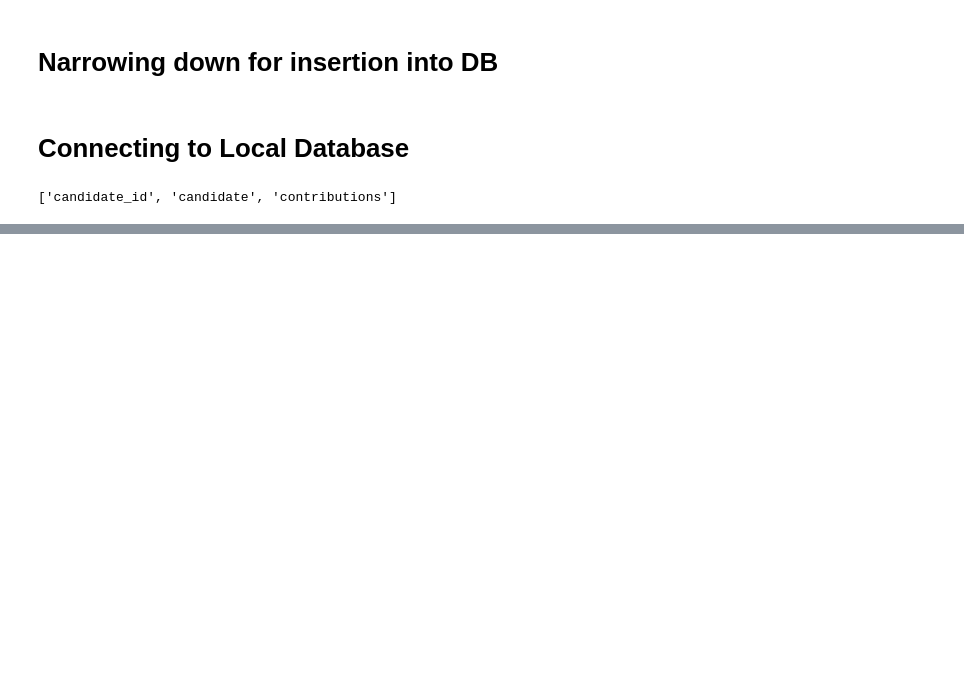
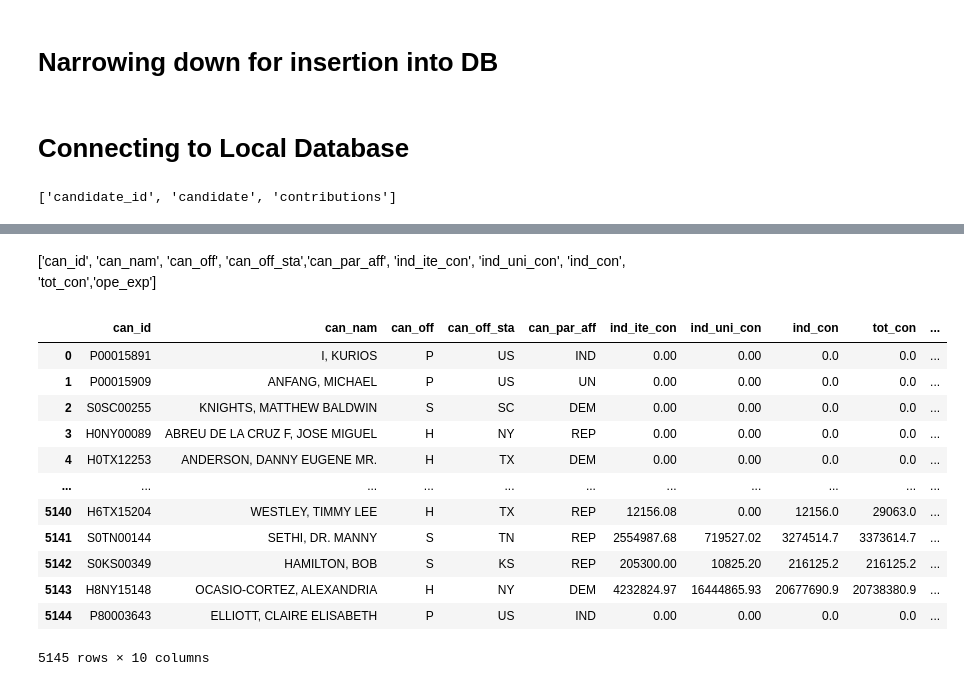
Before and after one commit to tylerhill122/Campaign-Finance, a Jupyter notebook: main.ipynb, the cells around one changed output, grey strips where cells are left out. Cells and saved outputs as stored; diff of their text form; code cells hidden in the pictures; blank space fills up the shorter version.

```diff
--- a/main.ipynb
+++ b/main.ipynb
@@ -188,0 +198,4 @@ pd.read_sql_query('SELECT * FROM contributions', con=engine).head()
+# %%
+csv_file2 = os.path.join('Resources', 'candidate_summary_2020.csv')
+new_data = pd.read_csv(csv_file2)
+del new_data['Link_Image']
@@ -188,0 +222,30 @@ pd.read_sql_query('SELECT * FROM contributions', con=engine).head()
+# %% [markdown]
+['can_id', 'can_nam', 'can_off', 'can_off_sta','can_par_aff',
+    'ind_ite_con', 'ind_uni_con', 'ind_con', 'tot_con','ope_exp']
+# %%
+# Grab the desired columns using our previous columns (above) as reference:
+new_data = new_data[[
+    'Cand_Id','Cand_Name','Cand_Office','Cand_Office_St','Cand_Party_Affiliation',
+    'Individual_Itemized_Contribution','Individual_Unitemized_Contribution', 'Individual_Contribution',
+    'Total_Contribution','Operating_Expenditure'
+]]
+# %%
+new_columns = ['can_id', 'can_nam', 'can_off', 'can_off_sta','can_par_aff',
+    'ind_ite_con', 'ind_uni_con', 'ind_con', 'tot_con','ope_exp']
+# %%
+new_data.columns = new_columns
+new_data
+# %% [output]
+|  | can_id | can_nam | can_off | can_off_sta | can_par_aff | ind_ite_con | ind_uni_con | ind_con | tot_con | ... |
+| 0 | P00015891 | I, KURIOS | P | US | IND | 0.00 | 0.00 | 0.0 | 0.0 | ... |
+| 1 | P00015909 | ANFANG, MICHAEL | P | US | UN | 0.00 | 0.00 | 0.0 | 0.0 | ... |
+| 2 | S0SC00255 | KNIGHTS, MATTHEW BALDWIN | S | SC | DEM | 0.00 | 0.00 | 0.0 | 0.0 | ... |
+| 3 | H0NY00089 | ABREU DE LA CRUZ F, JOSE MIGUEL | H | NY | REP | 0.00 | 0.00 | 0.0 | 0.0 | ... |
+| 4 | H0TX12253 | ANDERSON, DANNY EUGENE MR. | H | TX | DEM | 0.00 | 0.00 | 0.0 | 0.0 | ... |
+| ... | ... | ... | ... | ... | ... | ... | ... | ... | ... | ... |
+| 5140 | H6TX15204 | WESTLEY, TIMMY LEE | H | TX | REP | 12156.08 | 0.00 | 12156.0 | 29063.0 | ... |
+| 5141 | S0TN00144 | SETHI, DR. MANNY | S | TN | REP | 2554987.68 | 719527.02 | 3274514.7 | 3373614.7 | ... |
+| 5142 | S0KS00349 | HAMILTON, BOB | S | KS | REP | 205300.00 | 10825.20 | 216125.2 | 216125.2 | ... |
+| 5143 | H8NY15148 | OCASIO-CORTEZ, ALEXANDRIA | H | NY | DEM | 4232824.97 | 16444865.93 | 20677690.9 | 20738380.9 | ... |
+| 5144 | P80003643 | ELLIOTT, CLAIRE ELISABETH | P | US | IND | 0.00 | 0.00 | 0.0 | 0.0 | ... |
+5145 rows × 10 columns
```
Also changed, not shown: parts of 21 cells of this notebook, 1 other file.
